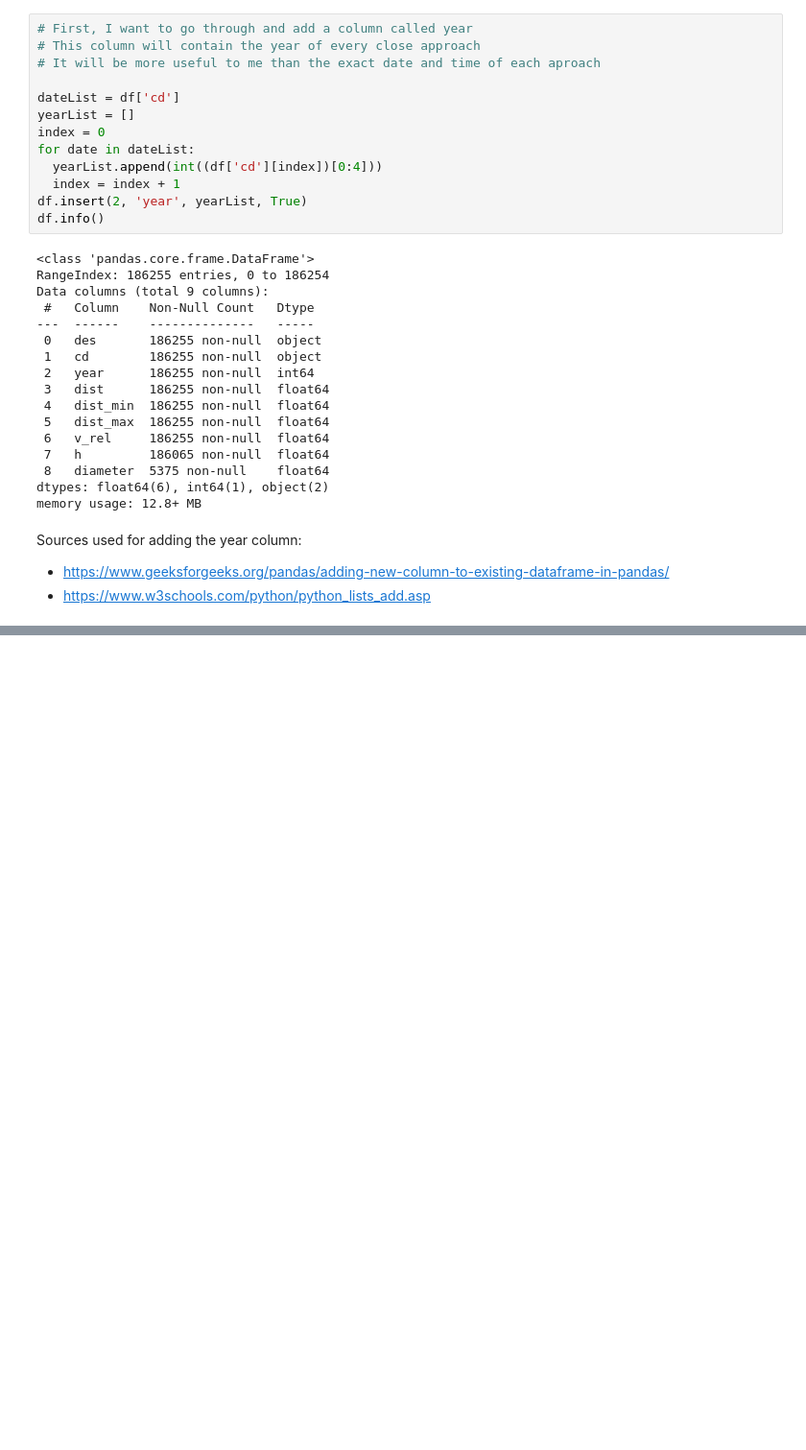
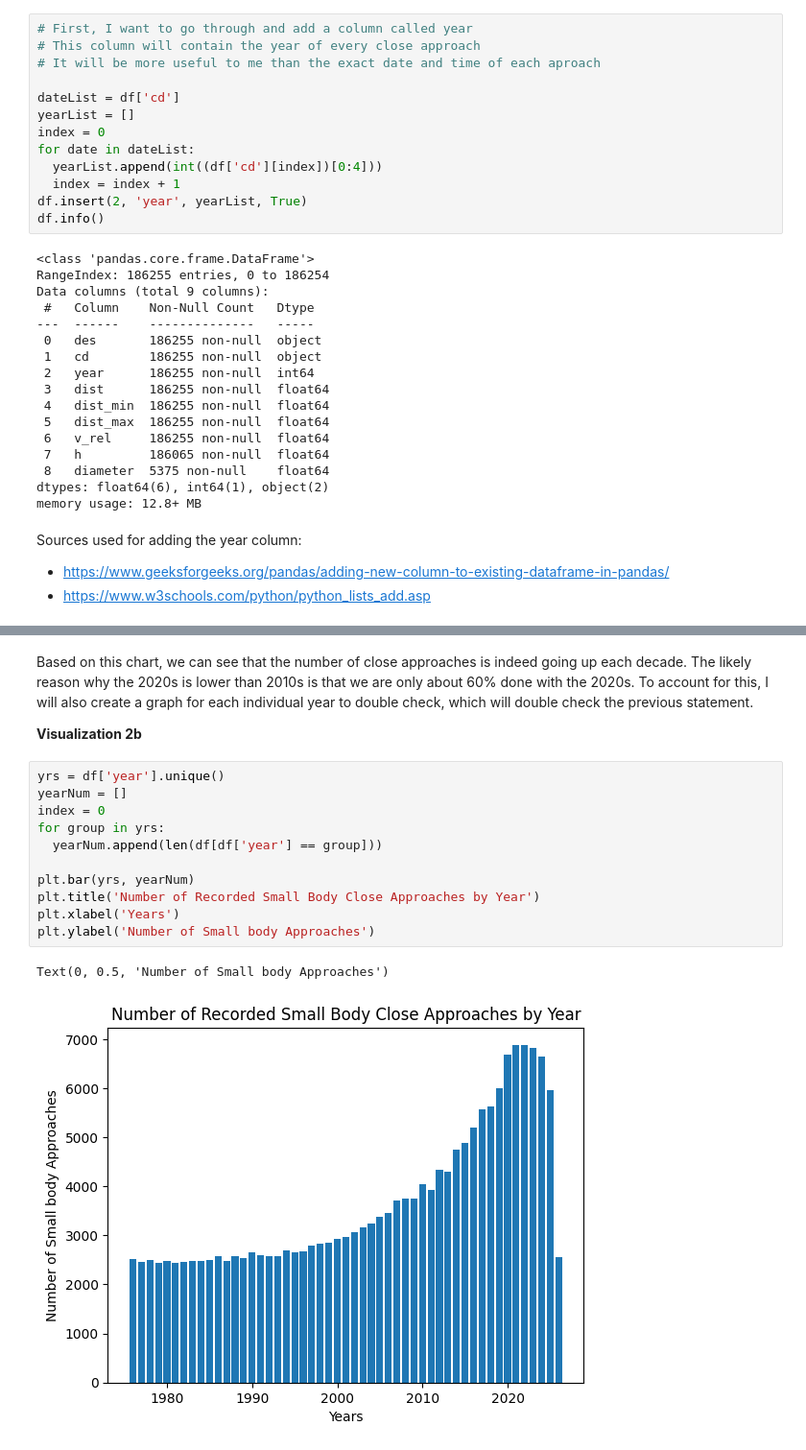
Before and after one commit to benteMarij/DSRP-Small-Body-Close-Approaches-BMdZ, a Jupyter notebook: BMdZ_DSRP_Colab_Small_Body_Close_Approaches.ipynb, the cells around one changed output, grey strips where cells are left out. Shown at 96% size. Cells and saved outputs as stored; diff of their text form; blank space fills up the shorter version.

```diff
--- a/BMdZ_DSRP_Colab_Small_Body_Close_Approaches.ipynb
+++ b/BMdZ_DSRP_Colab_Small_Body_Close_Approaches.ipynb
@@ -161,0 +231,18 @@ Sources used for adding the year column:
+# %% [markdown]
+Based on this chart, we can see that the number of close approaches is indeed going up each decade. The likely reason why the 2020s is lower than 2010s is that we are only about 60% done with the 2020s. To account for this, I will also create a graph for each individual year to double check, which will double check the previous statement.
+
+**Visualization 2b**
+# %%
+yrs = df['year'].unique()
+yearNum = []
+index = 0
+for group in yrs:
+  yearNum.append(len(df[df['year'] == group]))
+
+plt.bar(yrs, yearNum)
+plt.title('Number of Recorded Small Body Close Approaches by Year')
+plt.xlabel('Years')
+plt.ylabel('Number of Small body Approaches')
+# %% [output]
+Text(0, 0.5, 'Number of Small body Approaches')
+[figure, added]
```
Also changed, not shown: parts of 11 cells of this notebook.
